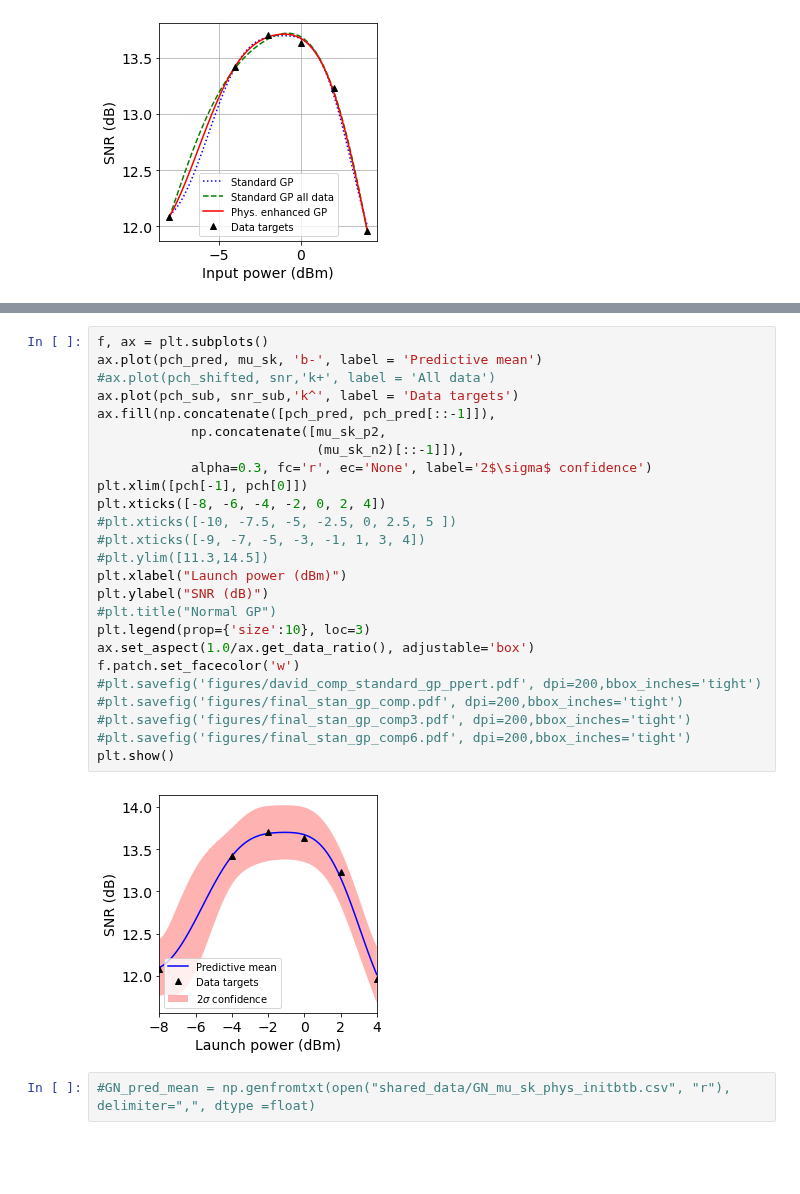
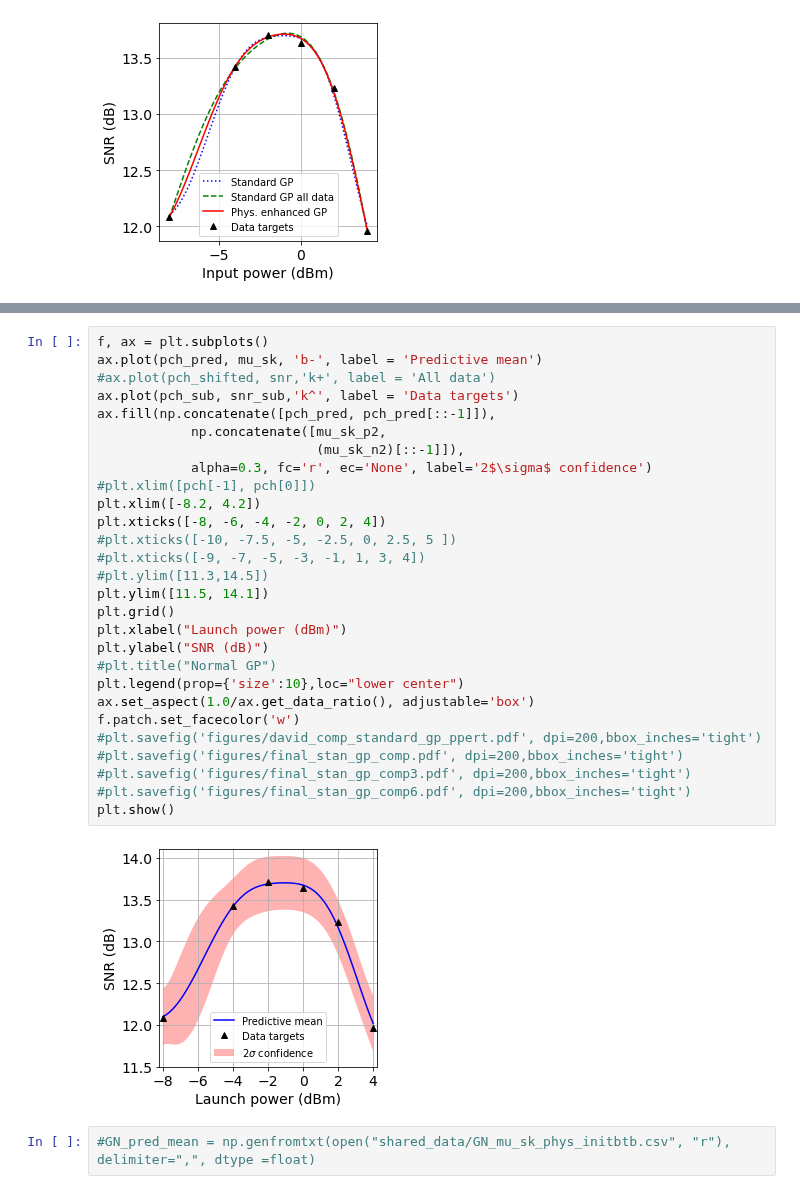
Before and after one commit to joshnevin/physics_enhanced_GPs, a Jupyter notebook: SSFM_enhanced_GPs_comp_d_pvar.ipynb, the cells around one changed output, grey strips where cells are left out. Saved outputs shown, nothing was run; the diff lists cells and outputs as text; blank space fills up the shorter version.

```diff
--- a/SSFM_enhanced_GPs_comp_d_pvar.ipynb
+++ b/SSFM_enhanced_GPs_comp_d_pvar.ipynb
@@ -339,30 +409,33 @@ plt.show()
 # %%
 f, ax = plt.subplots()
 ax.plot(pch_pred, mu_sk, 'b-', label = 'Predictive mean')
 #ax.plot(pch_shifted, snr,'k+', label = 'All data')
 ax.plot(pch_sub, snr_sub,'k^', label = 'Data targets')
 ax.fill(np.concatenate([pch_pred, pch_pred[::-1]]),
             np.concatenate([mu_sk_p2,
                             (mu_sk_n2)[::-1]]),
             alpha=0.3, fc='r', ec='None', label='2$\sigma$ confidence')
-plt.xlim([pch[-1], pch[0]])
+#plt.xlim([pch[-1], pch[0]])
+plt.xlim([-8.2, 4.2])
 plt.xticks([-8, -6, -4, -2, 0, 2, 4])
 #plt.xticks([-10, -7.5, -5, -2.5, 0, 2.5, 5 ])
 #plt.xticks([-9, -7, -5, -3, -1, 1, 3, 4])
 #plt.ylim([11.3,14.5])
+plt.ylim([11.5, 14.1])
+plt.grid()
 plt.xlabel("Launch power (dBm)")
 plt.ylabel("SNR (dB)")
 #plt.title("Normal GP")
-plt.legend(prop={'size':10}, loc=3)
+plt.legend(prop={'size':10},loc="lower center")
 ax.set_aspect(1.0/ax.get_data_ratio(), adjustable='box')
 f.patch.set_facecolor('w')
 #plt.savefig('figures/david_comp_standard_gp_ppert.pdf', dpi=200,bbox_inches='tight')
 #plt.savefig('figures/final_stan_gp_comp.pdf', dpi=200,bbox_inches='tight')
 #plt.savefig('figures/final_stan_gp_comp3.pdf', dpi=200,bbox_inches='tight')
 #plt.savefig('figures/final_stan_gp_comp6.pdf', dpi=200,bbox_inches='tight')
 plt.show()
 # %% [output]
-[figure, old version]
+[figure, new version]
 # %%
 #GN_pred_mean = np.genfromtxt(open("shared_data/GN_mu_sk_phys_initbtb.csv", "r"), delimiter=",", dtype =float)
 # %%
```
Also changed, not shown: parts of 49 cells of this notebook, 1 other file.
